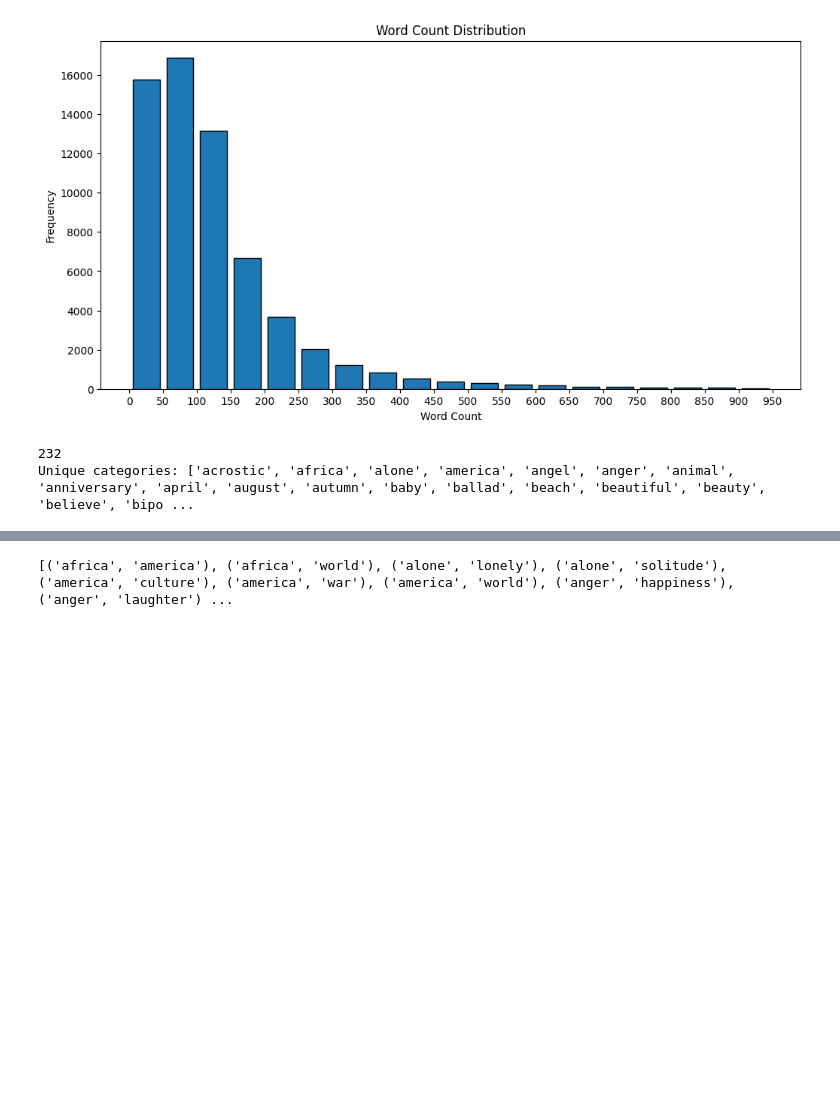
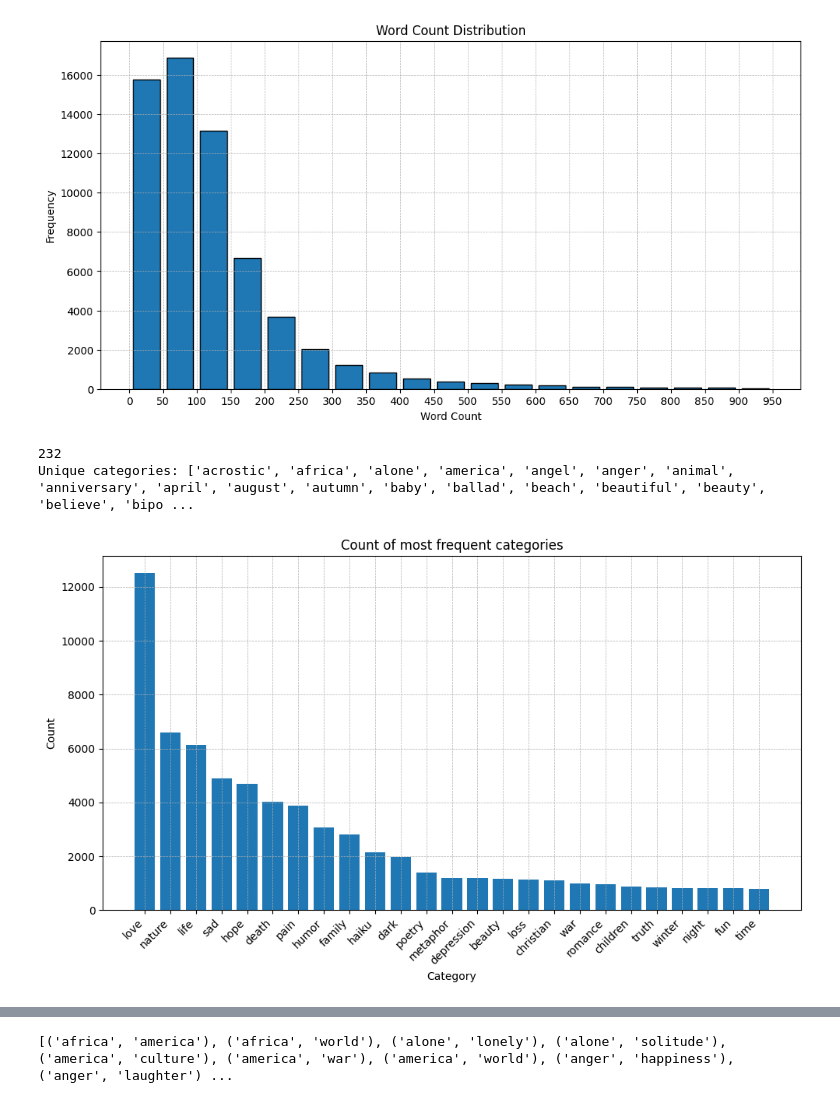
Before and after one commit to DhyeyShah794/poetry-analysis, a Jupyter notebook: poetry_sentiment_analyzer.ipynb, the cells around one changed output, grey strips where cells are left out. Saved outputs shown, nothing was run; the diff lists cells and outputs as text; code cells hidden in the pictures; blank space fills up the shorter version.

```diff
--- a/poetry_sentiment_analyzer.ipynb
+++ b/poetry_sentiment_analyzer.ipynb
@@ -110,3 +113,7 @@ print(f"Unique categories: {unique_cats}")
 # %% [output]
 232
 Unique categories: ['acrostic', 'africa', 'alone', 'america', 'angel', 'anger', 'animal', 'anniversary', 'april', 'august', 'autumn', 'baby', 'ballad', 'beach', 'beautiful', 'beauty', 'believe', 'bipo ...
+# %%
+cat_freq = {}
+for value in itertools.chain.from_iterable(data['categories']):
+    cat_freq[value] = cat_freq.get(value, 0) + 1
@@ -112,0 +123,6 @@ Unique categories: ['acrostic', 'africa', 'alone', 'america', 'angel', 'anger',
+# %%
+n = 25
+# %%
+counter = Counter(cat_freq)
+most_freq = counter.most_common(n)
+least_freq = counter.most_common()[:-n-1:-1]
@@ -112,0 +135,15 @@ Unique categories: ['acrostic', 'africa', 'alone', 'america', 'angel', 'anger',
+# %%
+# Count of most frequent categories
+
+cats, counts = zip(*most_freq)
+plt.figure(figsize=(10, 6))
+plt.bar(cats, counts)
+plt.xlabel('Category')
+plt.ylabel('Count')
+plt.title(f'Count of most frequent categories')
+plt.xticks(rotation=45, ha='right')
+plt.grid(True, linestyle='--', linewidth=0.5)
+plt.tight_layout()
+plt.show()
+# %% [output]
+[figure, added]
```
Also changed, not shown: parts of 10 cells of this notebook.
